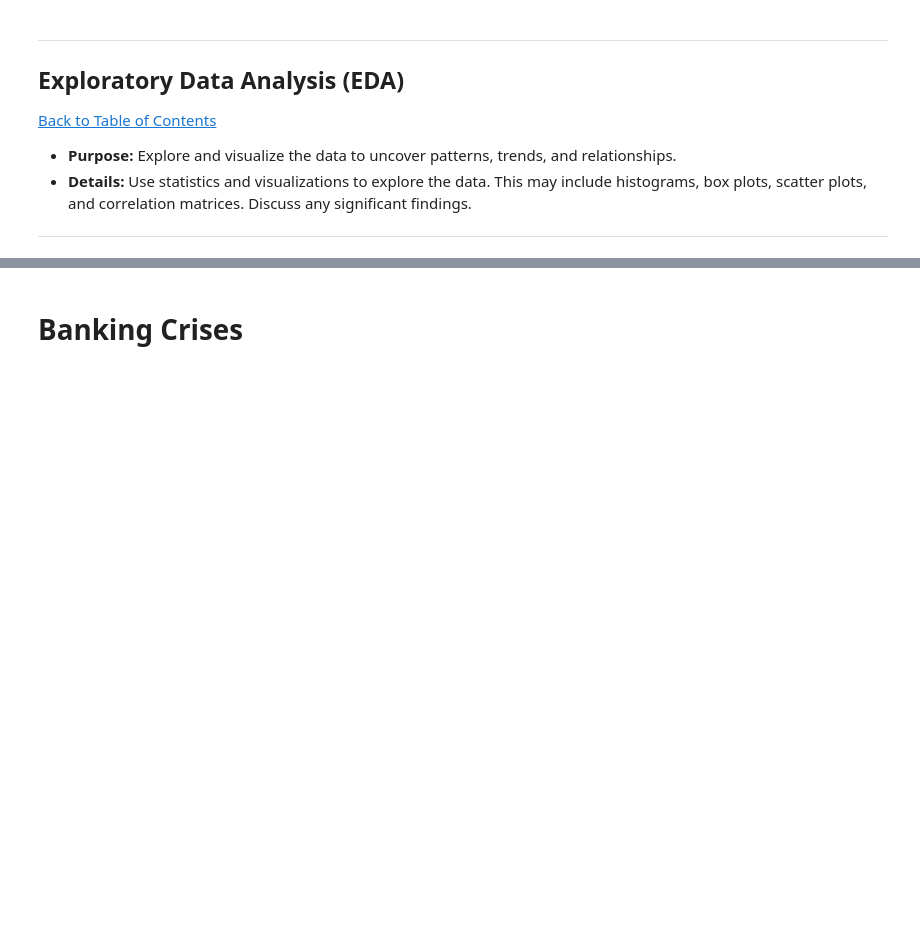
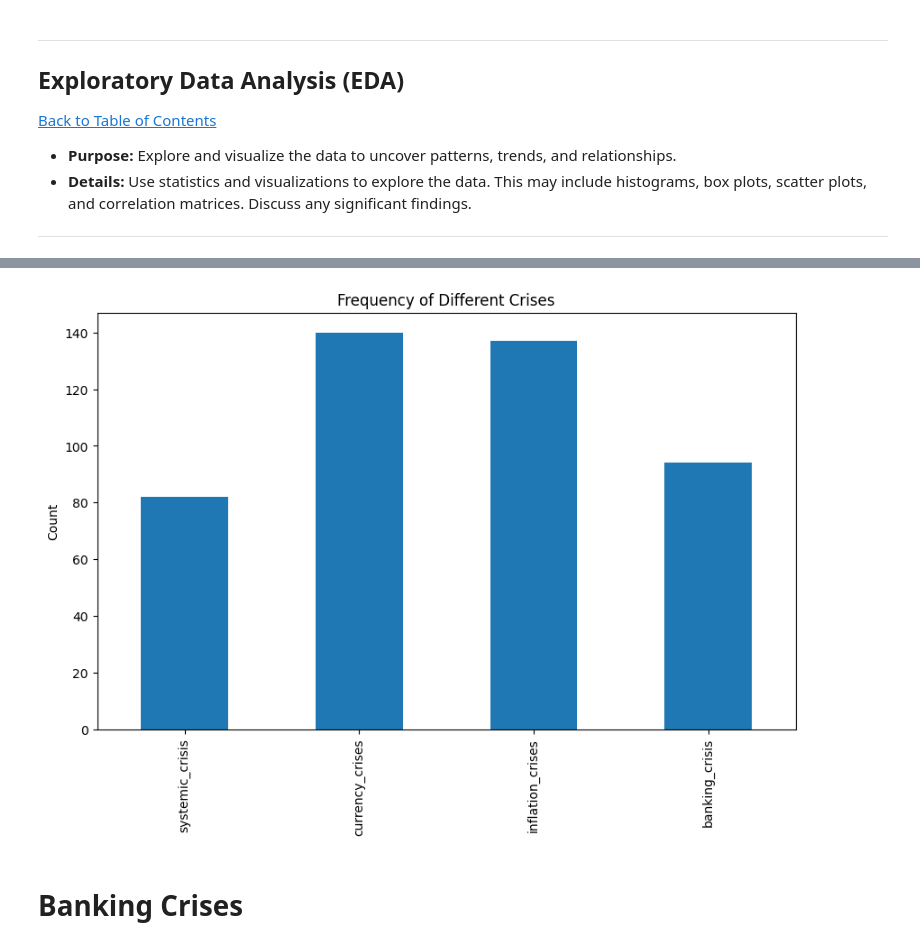
Before and after one commit to Sharonramapuputla/Workplace, a Jupyter notebook: QCTO_Workplace_Module_Notebook_Template_4571(1).ipynb, the cells around one changed output, grey strips where cells are left out. Cells and saved outputs as stored; diff of their text form; code cells hidden in the pictures; blank space fills up the shorter version.

```diff
--- a/QCTO_Workplace_Module_Notebook_Template_4571(1).ipynb
+++ b/QCTO_Workplace_Module_Notebook_Template_4571(1).ipynb
@@ -316,3 +385,14 @@ df.head()
+# %%
+# Define the crisis-related columns
+crisis_cols = ['systemic_crisis', 'currency_crises', 'inflation_crises', 'banking_crisis']
+
+# Now you can sum up the crisis columns and plot them
+df[crisis_cols].sum().plot(kind='bar', figsize=(10, 6))
+plt.title('Frequency of Different Crises')
+plt.ylabel('Count')
+plt.show()
+# %% [output]
+[figure, added]
 # %% [markdown]
 # **Banking Crises**
 # %%
```
Also changed, not shown: parts of 84 cells of this notebook.
